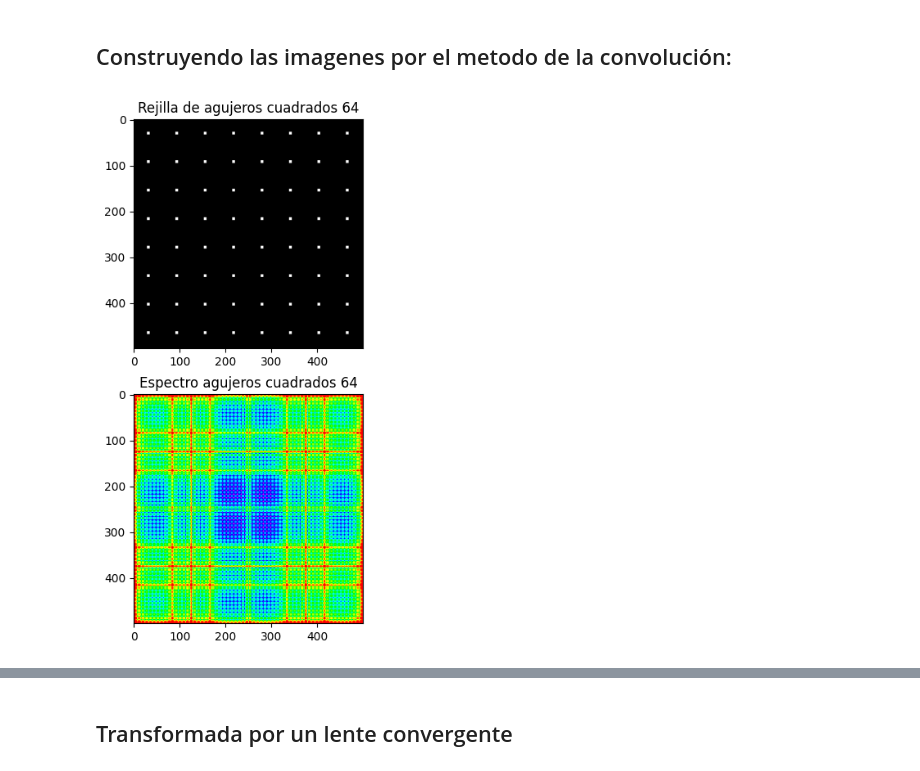
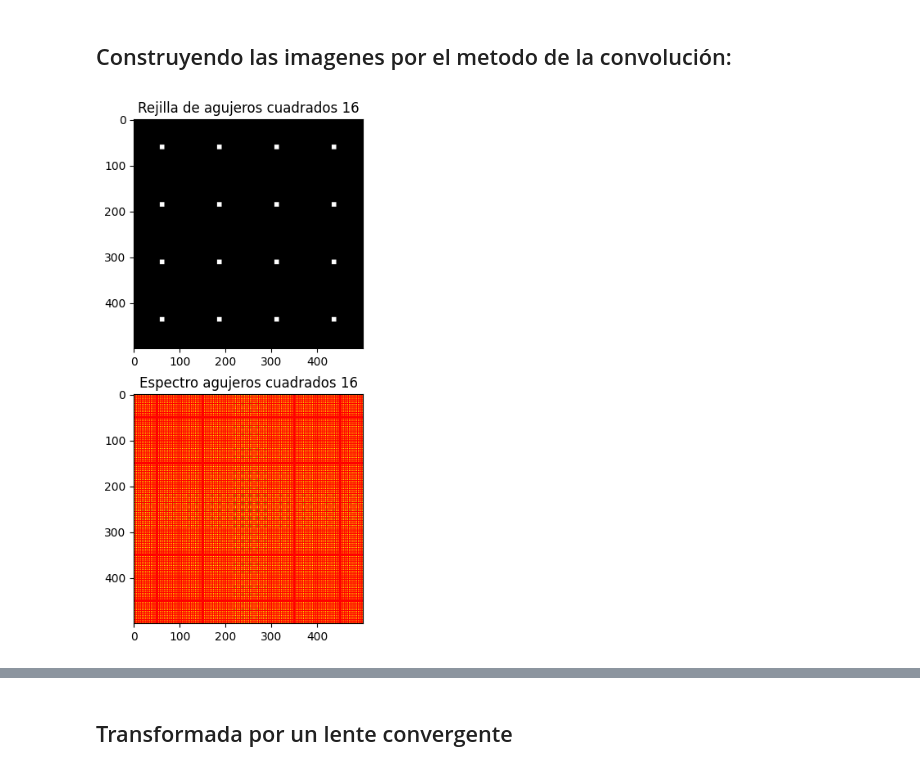
Before and after one commit to Felipe0Parra/IO, a Jupyter notebook: OF_Entrega_2.ipynb, the cells around one changed output, grey strips where cells are left out. Drawn from its saved outputs; the diff is of its cells as text; code cells hidden in the pictures.

```diff
--- a/OF_Entrega_2.ipynb
+++ b/OF_Entrega_2.ipynb
@@ -114,39 +97,39 @@ plt.show()
 # %% [markdown]
 ## Construyendo las imagenes por el metodo de la convolución:
 # %%
-n = 8
+n = 4
 
 c_pixels = 500
 
 Nx, Ny = c_pixels, c_pixels
 Tx, Ty = int(Nx/n), int(Ny/n)
 dx = int(c_pixels/((2*n)))
 
 peine_c = np.zeros((Nx, Ny))
 peine_c[dx::Tx, dx::Ty] = 1
 
 
-Wx, Wy = 6, 6
+Wx, Wy = 10, 10
 pinhole_c = np.zeros((Tx, Ty))
 pinhole_c[Tx//2 - Wy//2:Tx//2 + Wy//2, Ty//2 - Wx//2:Ty//2 + Wx//2] = 1
 
 rejilla = convolve2d(peine_c, pinhole_c, mode="same")
 
 espectro_c = fftshift(fft2(rejilla))
 intensidad_espectro_c = np.log(0.0001 + np.abs(espectro_c)**2)
 
 plt.figure(figsize = (4, 8))
 
 plt.subplot(2, 1, 1)
 plt.imshow(rejilla, cmap = 'gray')
 plt.title(f"Rejilla de agujeros cuadrados {n**2}")
 
 plt.subplot(2, 1, 2)
 plt.imshow(intensidad_espectro_c, cmap = 'hsv')
 plt.title(f"Espectro agujeros cuadrados {n**2}")
 
 plt.show()
 
-plt.imsave(r'C:\Users\Felipe\Pictures\Optica_Proyecto\Rejilla cuadrados.png', rejilla, cmap = 'gray_r')
+plt.imsave(r'C:\Users\Felipe\Pictures\Optica_Proyecto\Rejilla cuadrados.png', rejilla, cmap = 'gray')
 # %% [output]
-[figure, old version]
+[figure, new version]
```
Also changed, not shown: parts of 44 cells of this notebook.
